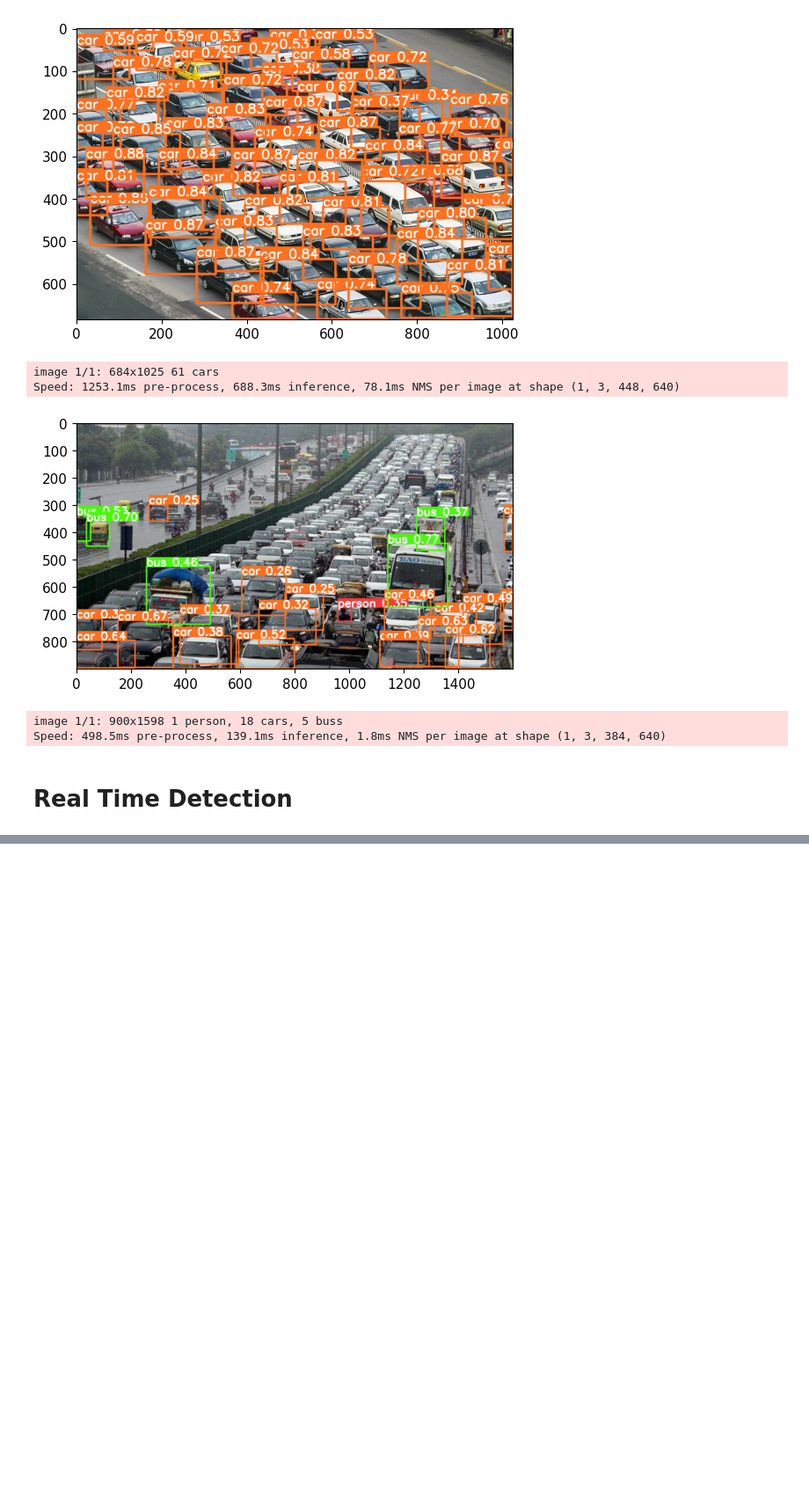
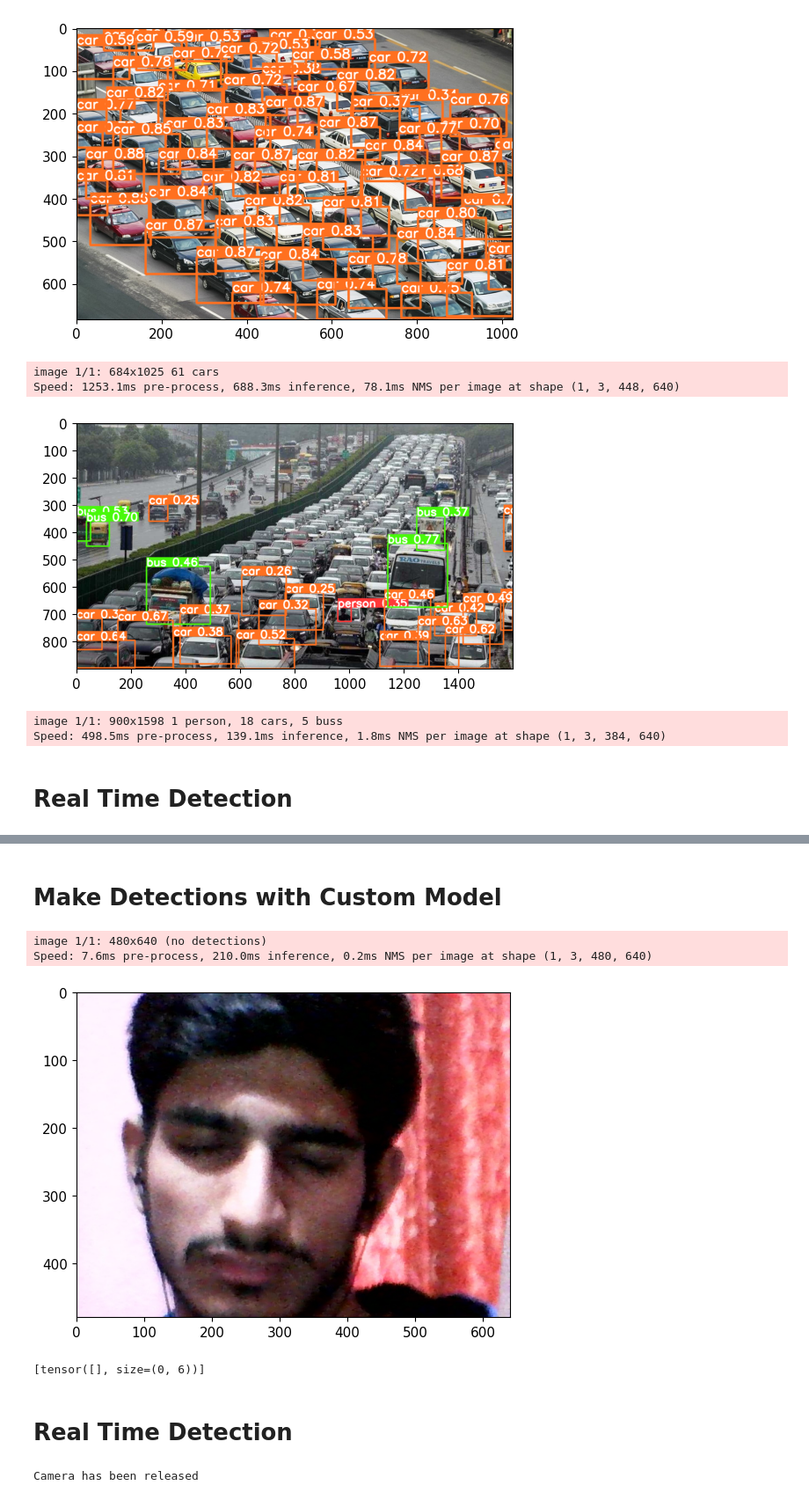
Before and after one commit to knockcat/Driver-sleepiness-detection-application, a Jupyter notebook: DriverSleepinessDetectionApplication.ipynb, the cells around one changed output, grey strips where cells are left out. Shown at 88% size. Drawn from its saved outputs; the diff is of its cells as text; code cells hidden in the pictures; blank space fills up the shorter version.

Commit message:
Model not detecting *

```diff
--- a/DriverSleepinessDetectionApplication.ipynb
+++ b/DriverSleepinessDetectionApplication.ipynb
@@ -306,0 +373,2 @@ AssertionError: Label class 2 exceeds nc=2 in dataset.yml. Possible class labels
+# %% [markdown]
+# Make Detections with Custom Model
@@ -306,0 +377,37 @@ AssertionError: Label class 2 exceeds nc=2 in dataset.yml. Possible class labels
+# %%
+result_custom = model_custom(test_image)
+result_custom.print()
+# %% [output]
+image 1/1: 480x640 (no detections)
+Speed: 7.6ms pre-process, 210.0ms inference, 0.2ms NMS per image at shape (1, 3, 480, 640)
+# %%
+%matplotlib inline
+plt.imshow(np.squeeze(result.render()))
+plt.show()
+# %% [output]
+[figure, added]
+# %%
+result.xyxy
+# %% [output]
+[tensor([], size=(0, 6))]
+# %% [markdown]
+# Real Time Detection
+# %%
+cap = cv2.VideoCapture(0)
+while cap.isOpened():
+    ret, frame = cap.read()
+
+    # Make detections
+    results = model_custom(frame)
+
+    cv2.imshow('YOLO', np.squeeze(results.render()))
+
+    if cv2.waitKey(10) & 0xFF == ord('q'):
+        break
+
+cap.release()
+cv2.destroyAllWindows()
+
+print("Camera has been released");
+# %% [output]
+Camera has been released
```
Also changed, not shown: parts of 38 cells of this notebook.
